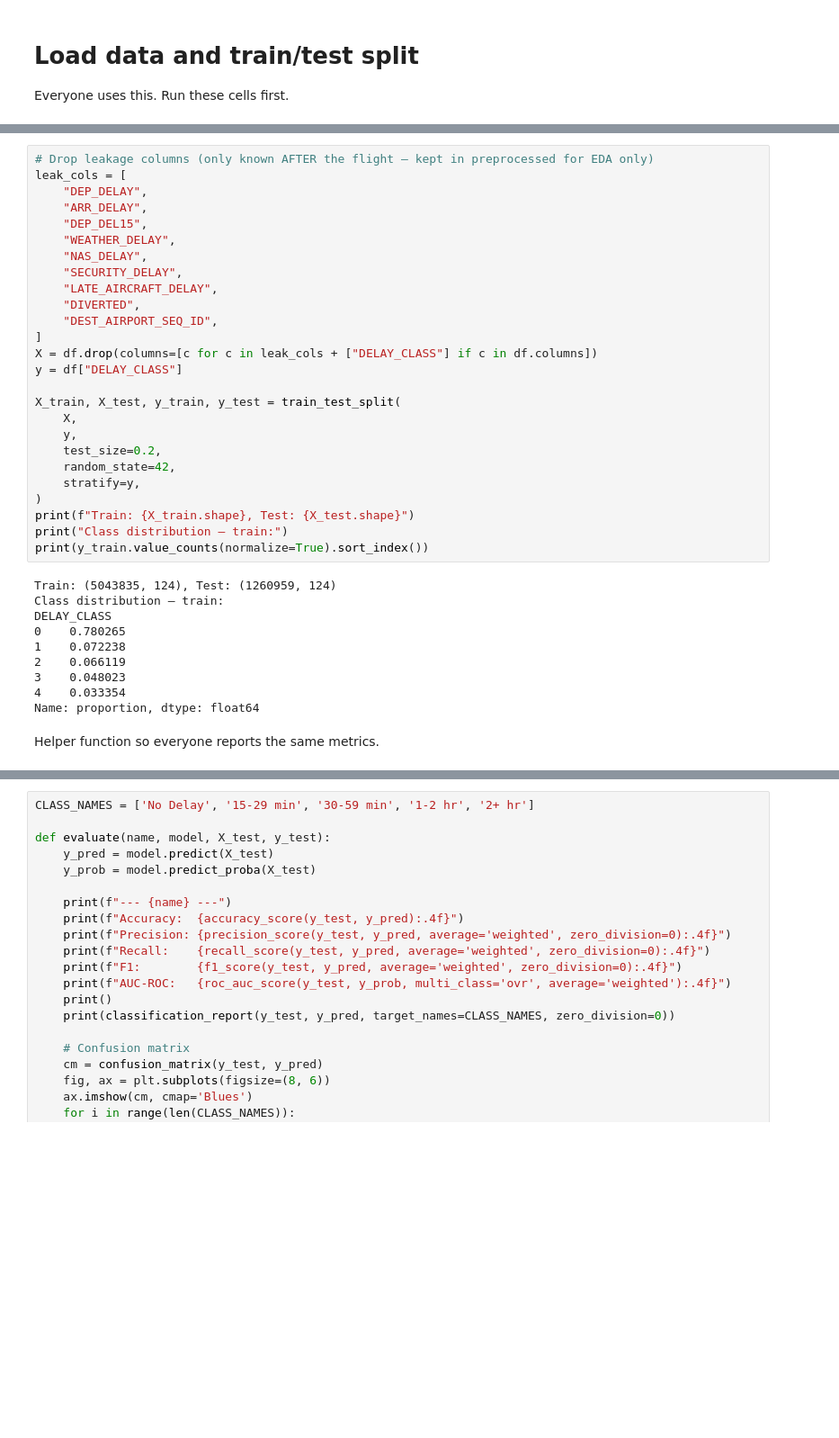
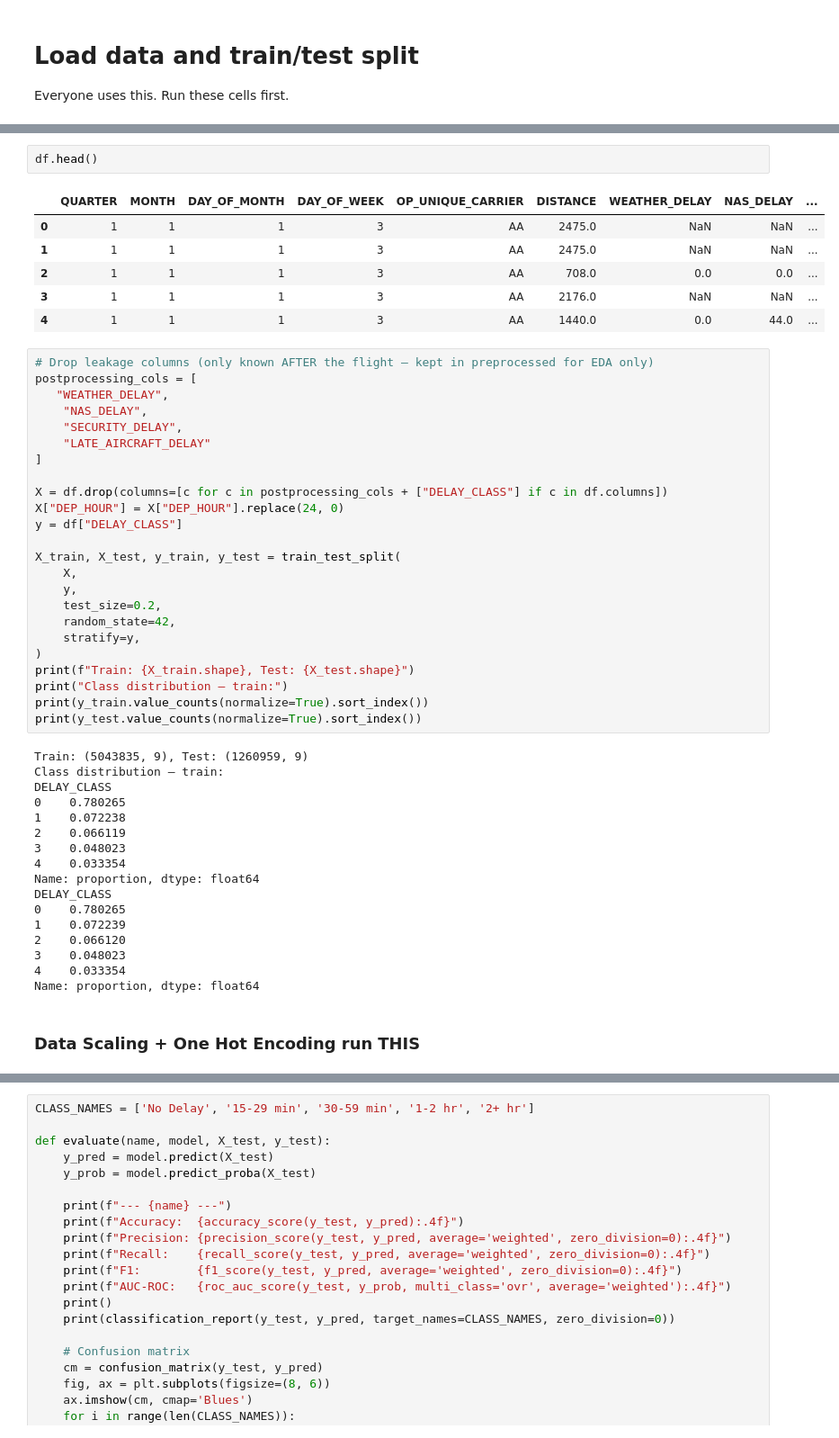
Before and after one commit to dennisous/STT811-Project, a Jupyter notebook: model_analysis.ipynb, the cells around one changed output, grey strips where cells are left out. Shown at 90% size. Saved outputs shown, nothing was run; the diff lists cells and outputs as text; blank space fills up the shorter version.

```diff
--- a/model_analysis.ipynb
+++ b/model_analysis.ipynb
@@ -25,17 +25,23 @@ print(df.shape)
+# %%
+df.head()
+# %% [output]
+|  | QUARTER | MONTH | DAY_OF_MONTH | DAY_OF_WEEK | OP_UNIQUE_CARRIER | DISTANCE | WEATHER_DELAY | NAS_DELAY | ... |
+| 0 | 1 | 1 | 1 | 3 | AA | 2475.0 | NaN | NaN | ... |
+| 1 | 1 | 1 | 1 | 3 | AA | 2475.0 | NaN | NaN | ... |
+| 2 | 1 | 1 | 1 | 3 | AA | 708.0 | 0.0 | 0.0 | ... |
+| 3 | 1 | 1 | 1 | 3 | AA | 2176.0 | NaN | NaN | ... |
+| 4 | 1 | 1 | 1 | 3 | AA | 1440.0 | 0.0 | 44.0 | ... |
 # %%
 # Drop leakage columns (only known AFTER the flight — kept in preprocessed for EDA only)
-leak_cols = [
-    "DEP_DELAY",
-    "ARR_DELAY",
-    "DEP_DEL15",
-    "WEATHER_DELAY",
+postprocessing_cols = [
+   "WEATHER_DELAY",
     "NAS_DELAY",
     "SECURITY_DELAY",
-    "LATE_AIRCRAFT_DELAY",
-    "DIVERTED",
-    "DEST_AIRPORT_SEQ_ID",
+    "LATE_AIRCRAFT_DELAY"
 ]
-X = df.drop(columns=[c for c in leak_cols + ["DELAY_CLASS"] if c in df.columns])
+
+X = df.drop(columns=[c for c in postprocessing_cols + ["DELAY_CLASS"] if c in df.columns])
+X["DEP_HOUR"] = X["DEP_HOUR"].replace(24, 0)
 y = df["DELAY_CLASS"]
 
 X_train, X_test, y_train, y_test = train_test_split(
@@ -48,8 +54,9 @@ X_train, X_test, y_train, y_test = train_test_split(
 print(f"Train: {X_train.shape}, Test: {X_test.shape}")
 print("Class distribution — train:")
 print(y_train.value_counts(normalize=True).sort_index())
+print(y_test.value_counts(normalize=True).sort_index())
 # %% [output]
-Train: (5043835, 124), Test: (1260959, 124)
+Train: (5043835, 9), Test: (1260959, 9)
 Class distribution — train:
 DELAY_CLASS
 0    0.780265
@@ -58,5 +65,12 @@ DELAY_CLASS
 3    0.048023
 4    0.033354
 Name: proportion, dtype: float64
+DELAY_CLASS
+0    0.780265
+1    0.072239
+2    0.066120
+3    0.048023
+4    0.033354
+Name: proportion, dtype: float64
-# %% [markdown]
-Helper function so everyone reports the same metrics.
+# %% [markdown]
+### Data Scaling + One Hot Encoding run THIS
```
Also changed, not shown: parts of 6 cells of this notebook, 1 other file.
